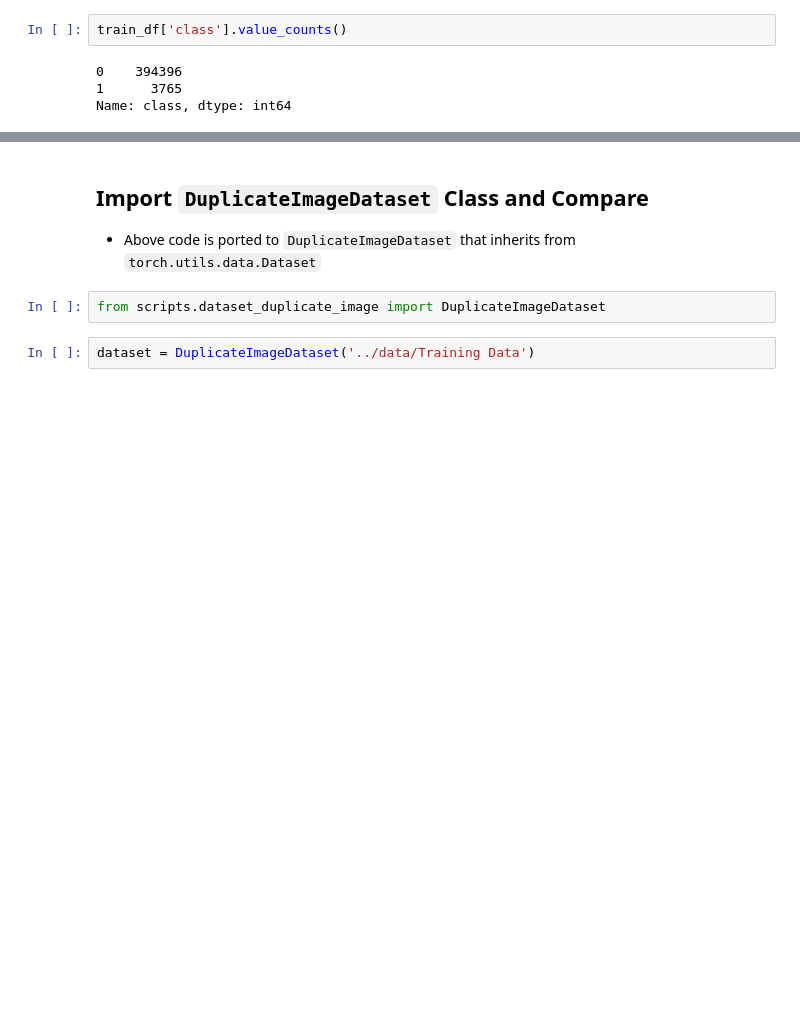
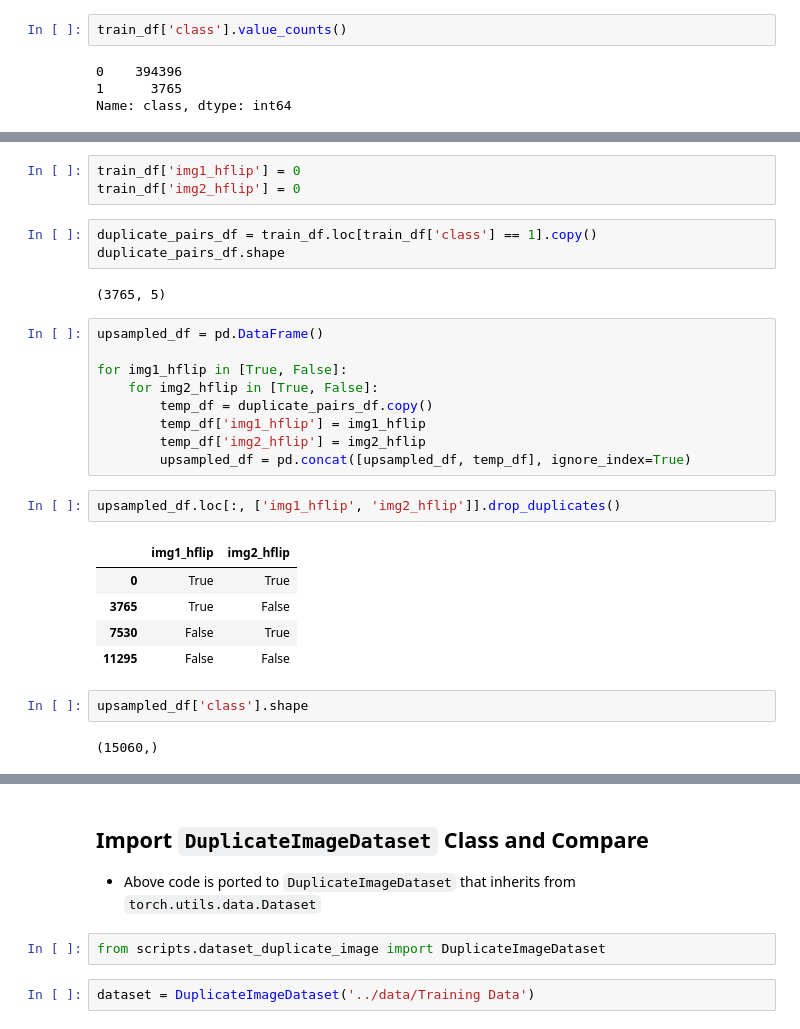
Before and after one commit to ngrq123/same-space, a Jupyter notebook: notebooks/1. Create Training Dataset.ipynb, the cells around one changed output, grey strips where cells are left out. Saved outputs shown, nothing was run; the diff lists cells and outputs as text; blank space fills up the shorter version.

```diff
--- a/notebooks/1. Create Training Dataset.ipynb
+++ b/notebooks/1. Create Training Dataset.ipynb
@@ -111,0 +122,29 @@ Name: class, dtype: int64
+# %%
+train_df['img1_hflip'] = 0
+train_df['img2_hflip'] = 0
+# %%
+duplicate_pairs_df = train_df.loc[train_df['class'] == 1].copy()
+duplicate_pairs_df.shape
+# %% [output]
+(3765, 5)
+# %%
+upsampled_df = pd.DataFrame()
+
+for img1_hflip in [True, False]:
+    for img2_hflip in [True, False]:
+        temp_df = duplicate_pairs_df.copy()
+        temp_df['img1_hflip'] = img1_hflip
+        temp_df['img2_hflip'] = img2_hflip
+        upsampled_df = pd.concat([upsampled_df, temp_df], ignore_index=True)
+# %%
+upsampled_df.loc[:, ['img1_hflip', 'img2_hflip']].drop_duplicates()
+# %% [output]
+|  | img1_hflip | img2_hflip |
+| 0 | True | True |
+| 3765 | True | False |
+| 7530 | False | True |
+| 11295 | False | False |
+# %%
+upsampled_df['class'].shape
+# %% [output]
+(15060,)
```
Also changed, not shown: parts of 23 cells of this notebook, 2 other files.
